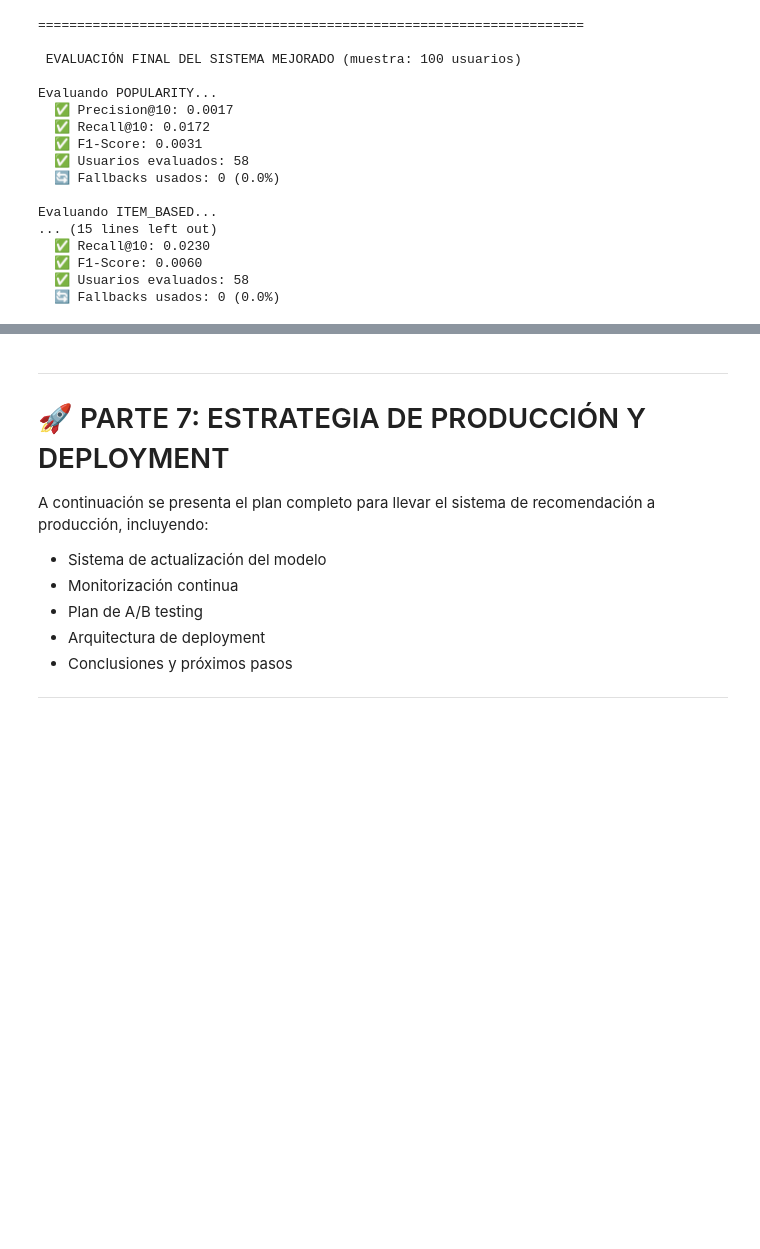
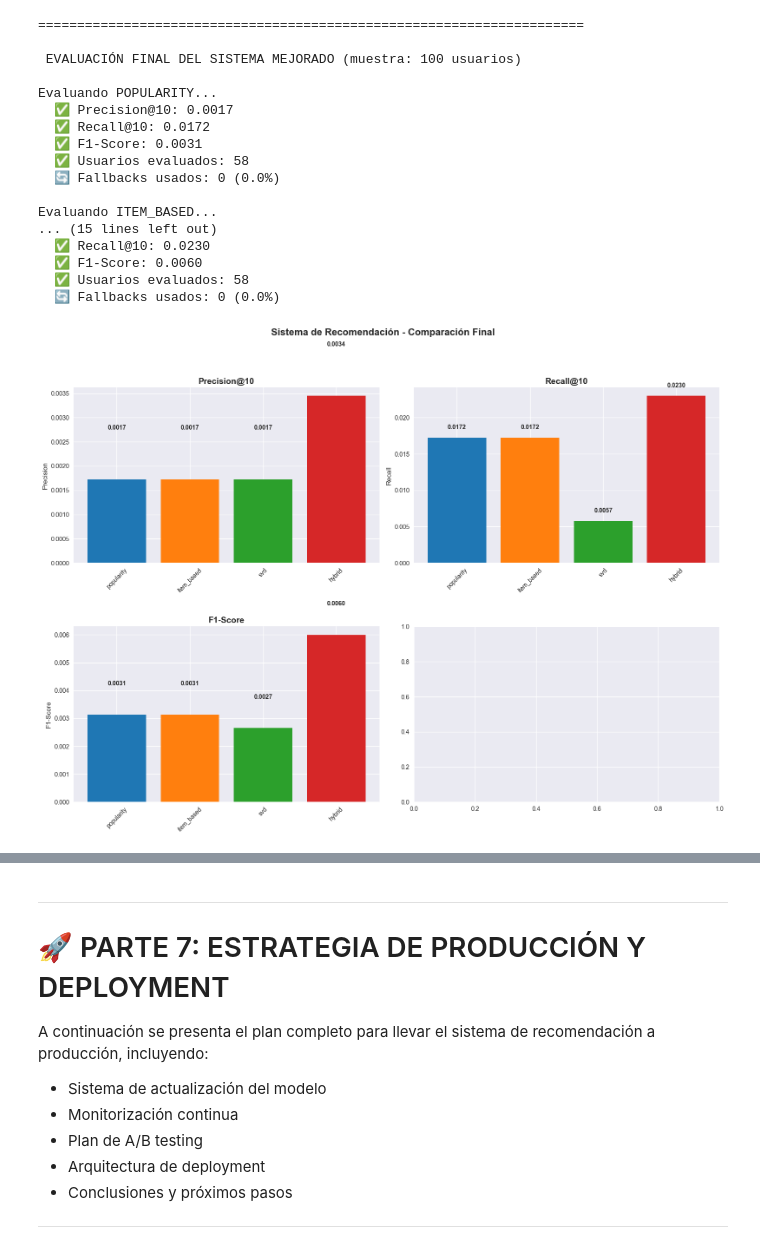
Before and after one commit to DavidCalebChaparroOrozcoApiux/EcommerceRecommendationSystembyDavidCaleb, a Jupyter notebook: TestTecnicalbyDavidCaleb.ipynb, the cells around one changed output, grey strips where cells are left out. Drawn from its saved outputs; the diff is of its cells as text; code cells hidden in the pictures; blank space fills up the shorter version.

```diff
--- a/TestTecnicalbyDavidCaleb.ipynb
+++ b/TestTecnicalbyDavidCaleb.ipynb
@@ -1572,3 +1655,73 @@ Evaluando ITEM_BASED...
   ✅ F1-Score: 0.0060
   ✅ Usuarios evaluados: 58
   🔄 Fallbacks usados: 0 (0.0%)
+# %%
+
+# VISUALIZACIÓN FINAL DE RESULTADOS
+# Comparación visual de todos los modelos evaluados
+
+
+def plot_final_results(evaluation_results, title="Resultados Finales del Sistema"):
+    """Visualizar resultados finales con métricas adicionales"""
+    methods = list(evaluation_results.keys())
+    precision_scores = [evaluation_results[method]['precision@k'] for method in methods]
+    recall_scores = [evaluation_results[method]['recall@k'] for method in methods]
+    f1_scores = [evaluation_results[method]['f1_score'] for method in methods]
+    fallback_rates = [evaluation_results[method]['fallback_rate'] for method in methods]
+
+    fig, ((ax1, ax2), (ax3, ax4)) = plt.subplots(2, 2, figsize=(16, 12))
+    fig.suptitle(title, fontsize=16, fontweight='bold')
+
+    # Precision
+    bars1 = ax1.bar(methods, precision_scores, color=['#1f77b4', '#ff7f0e', '#2ca02c', '#d62728'])
+    ax1.set_title('Precision@10', fontsize=14, fontweight='bold')
+    ax1.set_ylabel('Precision')
+    ax1.tick_params(axis='x', rotation=45)
+
+    # Recall
+    bars2 = ax2.bar(methods, recall_scores, color=['#1f77b4', '#ff7f0e', '#2ca02c', '#d62728'])
+    ax2.set_title('Recall@10', fontsize=14, fontweight='bold')
+    ax2.set_ylabel('Recall')
+    ax2.tick_params(axis='x', rotation=45)
+
+    # F1-Score
+    bars3 = ax3.bar(methods, f1_scores, color=['#1f77b4', '#ff7f0e', '#2ca02c', '#d62728'])
+    ax3.set_title('F1-Score', fontsize=14, fontweight='bold')
+    ax3.set_ylabel('F1-Score')
+    ax3.tick_params(axis='x', rotation=45)
+
+    # Añadir valores en las barras
+    for bars, ax in zip([bars1, bars2, bars3], [ax1, ax2, ax3]):
+        for bar in bars:
+            height = bar.get_height()
+            ax.text(bar.get_x() + bar.get_width()/2., height + 0.001,
+                    f'{height:.4f}', ha='center', va='bottom',
+                    fontweight='bold', fontsize=10)
+
+    plt.tight_layout()
+    plt.show()
+
+# Mostrar resultados finales
+if evaluation_final:
+    plot_final_results(evaluation_final, "Sistema de Recomendación - Comparación Final")
+
+    print("\n" + "="*80)
+    print("RESUMEN FINAL DEL SISTEMA")
+    print("="*80)
+
+    for method, metrics in evaluation_final.items():
+        print(f"\n{method.upper():<20}:")
+        print(f"  • Precision@10: {metrics['precision@k']:.4f}")
+        print(f"  • Recall@10:    {metrics['recall@k']:.4f}")
+        print(f"  • F1-Score:     {metrics['f1_score']:.4f}")
+
+    # Identificar el mejor modelo
+    best_model = max(evaluation_final.items(), key=lambda x: x[1]['f1_score'])
+    print("\n" + "="*80)
+    print(f"🏆 MEJOR MODELO: {best_model[0].upper()}")
+    print(f"   F1-Score: {best_model[1]['f1_score']:.4f}")
+    print(f"   Precision@10: {best_model[1]['precision@k']:.4f}")
+    print(f"   Recall@10: {best_model[1]['recall@k']:.4f}")
+    print("="*80)
+# %% [output]
+[figure, added]
```
Also changed, not shown: parts of 25 cells of this notebook, 3 other files.
